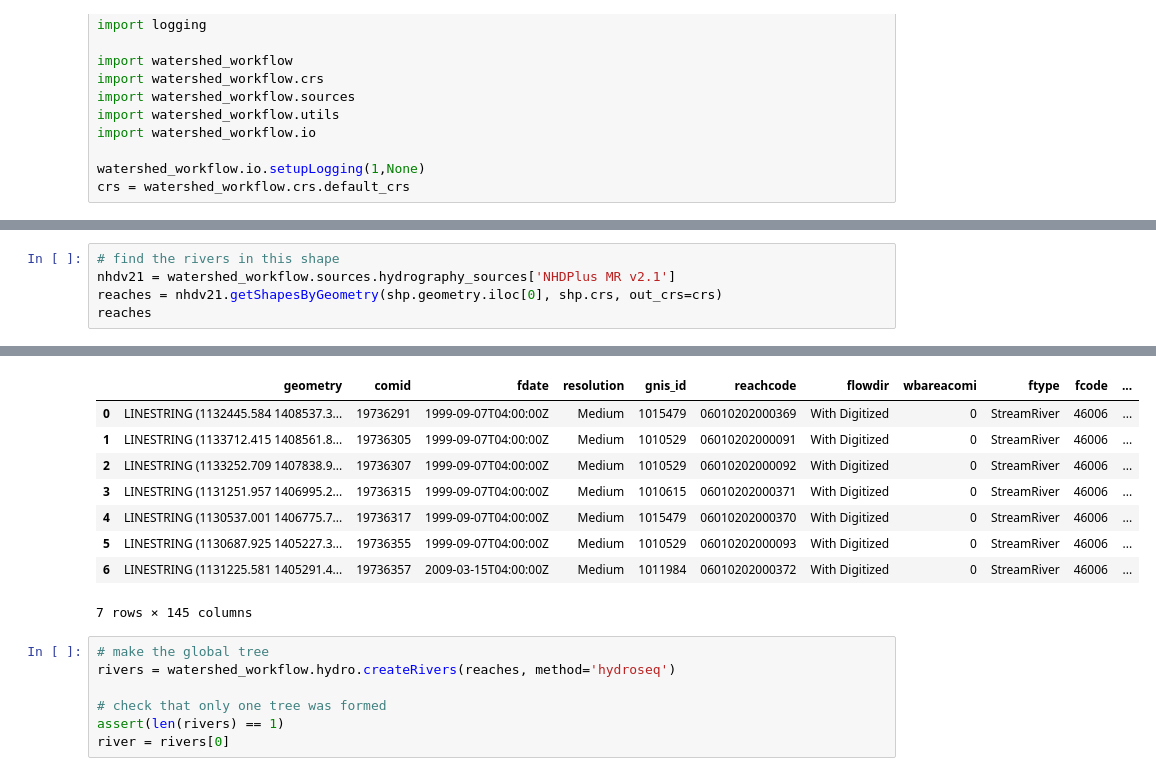
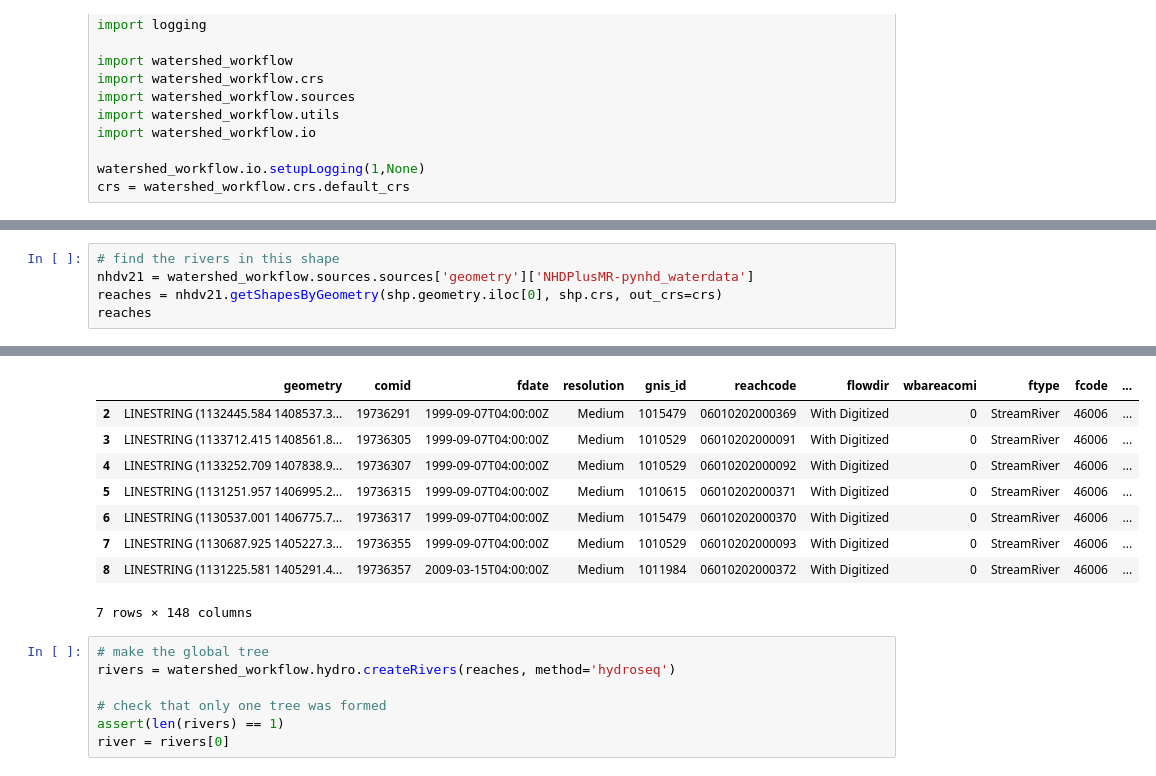
Before and after one commit to environmental-modeling-workflows/watershed-workflow, a Jupyter notebook: examples/river_tree.ipynb, the cells around one changed output, grey strips where cells are left out. Cells and saved outputs as stored; diff of their text form.

```diff
--- a/examples/river_tree.ipynb
+++ b/examples/river_tree.ipynb
@@ -32,7 +33,7 @@ shp
 | 0 | 1.626020e+07 | 17521.768 | 2 | 1 | 1 | -9999 | Coweeta Hydrologic Lab | POLYGON ((1130750.667 1409230.854... | 0 | 0 |
 # %%
 # find the rivers in this shape
-nhdv21 = watershed_workflow.sources.hydrography_sources['NHDPlus MR v2.1']
+nhdv21 = watershed_workflow.sources.sources['geometry']['NHDPlusMR-pynhd_waterdata']
 reaches = nhdv21.getShapesByGeometry(shp.geometry.iloc[0], shp.crs, out_crs=crs)
 reaches
 # %% [output]
@@ -39,12 +43,12 @@ reaches
 |  | geometry | comid | fdate | resolution | gnis_id | reachcode | flowdir | wbareacomi | ftype | fcode | ... |
-| 0 | LINESTRING (1132445.584 1408537.3... | 19736291 | 1999-09-07T04:00:00Z | Medium | 1015479 | 06010202000369 | With Digitized | 0 | StreamRiver | 46006 | ... |
-| 1 | LINESTRING (1133712.415 1408561.8... | 19736305 | 1999-09-07T04:00:00Z | Medium | 1010529 | 06010202000091 | With Digitized | 0 | StreamRiver | 46006 | ... |
-| 2 | LINESTRING (1133252.709 1407838.9... | 19736307 | 1999-09-07T04:00:00Z | Medium | 1010529 | 06010202000092 | With Digitized | 0 | StreamRiver | 46006 | ... |
-| 3 | LINESTRING (1131251.957 1406995.2... | 19736315 | 1999-09-07T04:00:00Z | Medium | 1010615 | 06010202000371 | With Digitized | 0 | StreamRiver | 46006 | ... |
-| 4 | LINESTRING (1130537.001 1406775.7... | 19736317 | 1999-09-07T04:00:00Z | Medium | 1015479 | 06010202000370 | With Digitized | 0 | StreamRiver | 46006 | ... |
-| 5 | LINESTRING (1130687.925 1405227.3... | 19736355 | 1999-09-07T04:00:00Z | Medium | 1010529 | 06010202000093 | With Digitized | 0 | StreamRiver | 46006 | ... |
-| 6 | LINESTRING (1131225.581 1405291.4... | 19736357 | 2009-03-15T04:00:00Z | Medium | 1011984 | 06010202000372 | With Digitized | 0 | StreamRiver | 46006 | ... |
+| 2 | LINESTRING (1132445.584 1408537.3... | 19736291 | 1999-09-07T04:00:00Z | Medium | 1015479 | 06010202000369 | With Digitized | 0 | StreamRiver | 46006 | ... |
+| 3 | LINESTRING (1133712.415 1408561.8... | 19736305 | 1999-09-07T04:00:00Z | Medium | 1010529 | 06010202000091 | With Digitized | 0 | StreamRiver | 46006 | ... |
+| 4 | LINESTRING (1133252.709 1407838.9... | 19736307 | 1999-09-07T04:00:00Z | Medium | 1010529 | 06010202000092 | With Digitized | 0 | StreamRiver | 46006 | ... |
+| 5 | LINESTRING (1131251.957 1406995.2... | 19736315 | 1999-09-07T04:00:00Z | Medium | 1010615 | 06010202000371 | With Digitized | 0 | StreamRiver | 46006 | ... |
+| 6 | LINESTRING (1130537.001 1406775.7... | 19736317 | 1999-09-07T04:00:00Z | Medium | 1015479 | 06010202000370 | With Digitized | 0 | StreamRiver | 46006 | ... |
+| 7 | LINESTRING (1130687.925 1405227.3... | 19736355 | 1999-09-07T04:00:00Z | Medium | 1010529 | 06010202000093 | With Digitized | 0 | StreamRiver | 46006 | ... |
+| 8 | LINESTRING (1131225.581 1405291.4... | 19736357 | 2009-03-15T04:00:00Z | Medium | 1011984 | 06010202000372 | With Digitized | 0 | StreamRiver | 46006 | ... |
-7 rows × 145 columns
+7 rows × 148 columns
 # %%
 # make the global tree
 rivers = watershed_workflow.hydro.createRivers(reaches, method='hydroseq')
```
Also changed, not shown: parts of 2 cells of this notebook, 5 other files.
